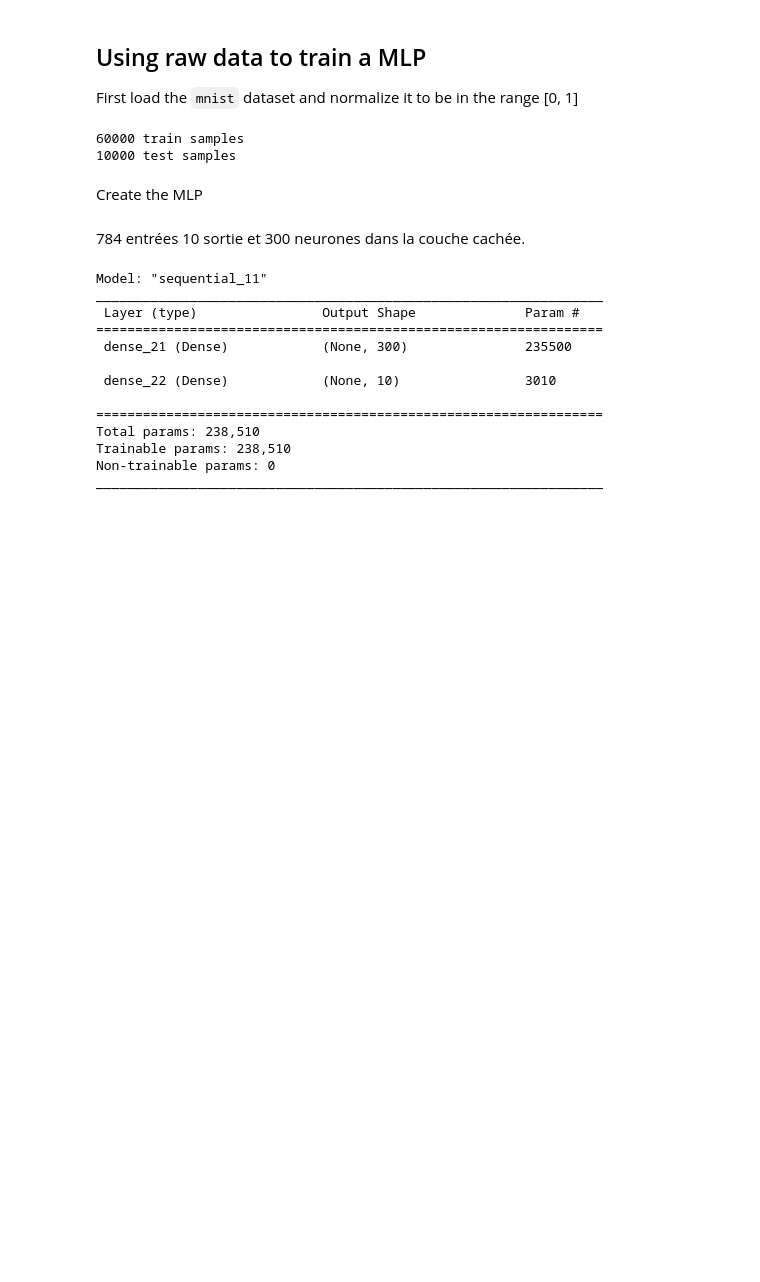
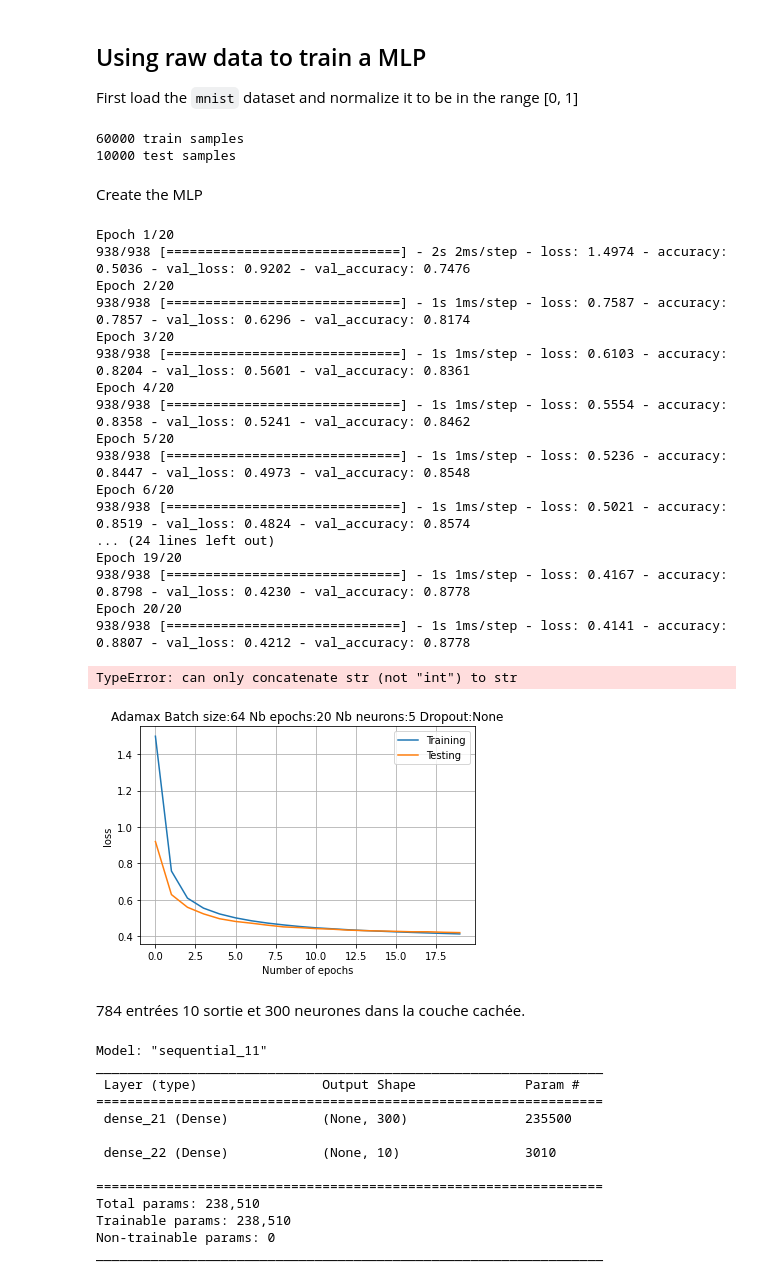
Before and after one commit to Nelson-Jnrnd/ARN_L4, a Jupyter notebook: notebooks/MLP_from_raw_data.ipynb, the cells around one changed output. Cells and saved outputs as stored; diff of their text form; code cells hidden in the pictures; blank space fills up the shorter version.

Commit message:
loop test

```diff
--- a/notebooks/MLP_from_raw_data.ipynb
+++ b/notebooks/MLP_from_raw_data.ipynb
@@ -63,6 +66,55 @@ Y_test = np_utils.to_categorical(y_test, n_classes)
 10000 test samples
 # %% [markdown]
 Create the MLP
+# %%
+def test_hypers(neurons, drops, batch_sizes, optims, optimNames):
+    for n_neurons in neurons:
+        for drop in drops:
+            for batch_size in batch_sizes:
+                for i_o, optim in enumerate(optims):
+                    n_epoch = 20
+                    model = Sequential()
+                    model.add(Dense(n_neurons, input_shape=(784,), activation='relu'))
+                    if drop > 0:
+                        model.add(Dropout(drop))
+                    model.add(Dense(n_classes, activation='softmax'))
+                    model.compile(loss='categorical_crossentropy', optimizer=optim, metrics=['accuracy'])
+                    history = model.fit(X_train, Y_train,
+                                    batch_size=batch_size, epochs=n_epoch,
+                                    verbose=1, validation_data=(X_test, Y_test))
+                    pl.plot(history.history['loss'], label='Training')
+                    pl.plot(history.history['val_loss'], label='Testing')
+                    pl.ylabel('loss')
+                    pl.xlabel('Number of epochs')
+                    pl.title(optimNames[i_o]+' Batch size:'+str(batch_size)+' Nb epochs:'+str(n_epoch)+' Nb neurons:'+str(n_neurons)+' Dropout:'+ ('None' if drop < 0 else str(drop)))
+                    pl.legend()
+                    pl.grid()
+                    pl.savefig('../outPut2/' + optimNames[i_o]+'_Batch_size'+str(batch_size)+' Nb_epochs'+str(n_epoch)+' Nb_neurons'+str(n_neurons)+'_Dropout_'+ ('None' if drop < 0 else str(drop)) + '.png', dpi=500)
+                    score = model.evaluate(X_test, Y_test, verbose=0)
+                    print('Test score:', score[0])
+                    print('Test accuracy:', score[1])
+# %%
+test_hypers([5, 50, 100, 300], [-1, 0.3, 0.5], [64, 128, 256], [Adamax(), Adagrad(), Adadelta()], ['Adamax', 'Adagrad', 'Adadelta'])
+# %% [output]
+Epoch 1/20
+938/938 [==============================] - 2s 2ms/step - loss: 1.4974 - accuracy: 0.5036 - val_loss: 0.9202 - val_accuracy: 0.7476
+Epoch 2/20
+938/938 [==============================] - 1s 1ms/step - loss: 0.7587 - accuracy: 0.7857 - val_loss: 0.6296 - val_accuracy: 0.8174
+Epoch 3/20
+938/938 [==============================] - 1s 1ms/step - loss: 0.6103 - accuracy: 0.8204 - val_loss: 0.5601 - val_accuracy: 0.8361
+Epoch 4/20
+938/938 [==============================] - 1s 1ms/step - loss: 0.5554 - accuracy: 0.8358 - val_loss: 0.5241 - val_accuracy: 0.8462
+Epoch 5/20
+938/938 [==============================] - 1s 1ms/step - loss: 0.5236 - accuracy: 0.8447 - val_loss: 0.4973 - val_accuracy: 0.8548
+Epoch 6/20
+938/938 [==============================] - 1s 1ms/step - loss: 0.5021 - accuracy: 0.8519 - val_loss: 0.4824 - val_accuracy: 0.8574
+... (24 lines left out)
+Epoch 19/20
+938/938 [==============================] - 1s 1ms/step - loss: 0.4167 - accuracy: 0.8798 - val_loss: 0.4230 - val_accuracy: 0.8778
+Epoch 20/20
+938/938 [==============================] - 1s 1ms/step - loss: 0.4141 - accuracy: 0.8807 - val_loss: 0.4212 - val_accuracy: 0.8778
+TypeError: can only concatenate str (not "int") to str
+[figure, added]
 # %% [markdown]
 784 entrées 10 sortie et 300 neurones dans la couche cachée.
 # %%
```
Also changed, not shown: parts of 1 cell of this notebook.
